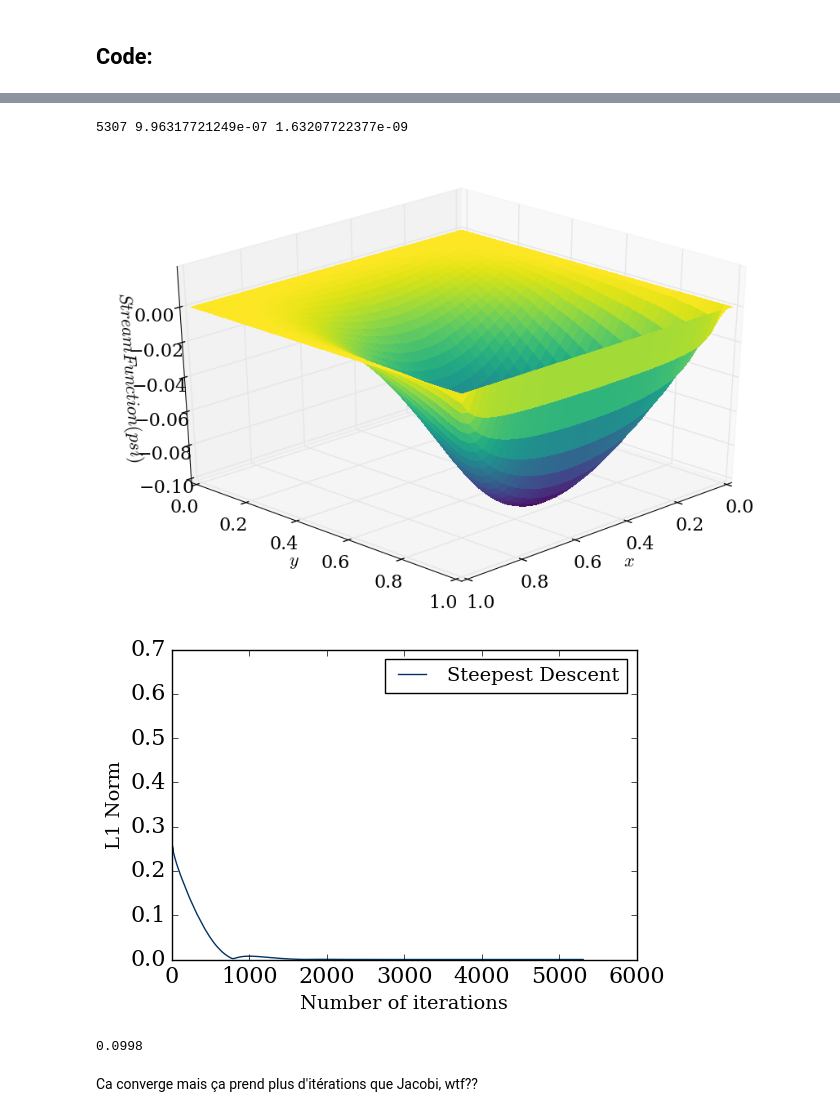
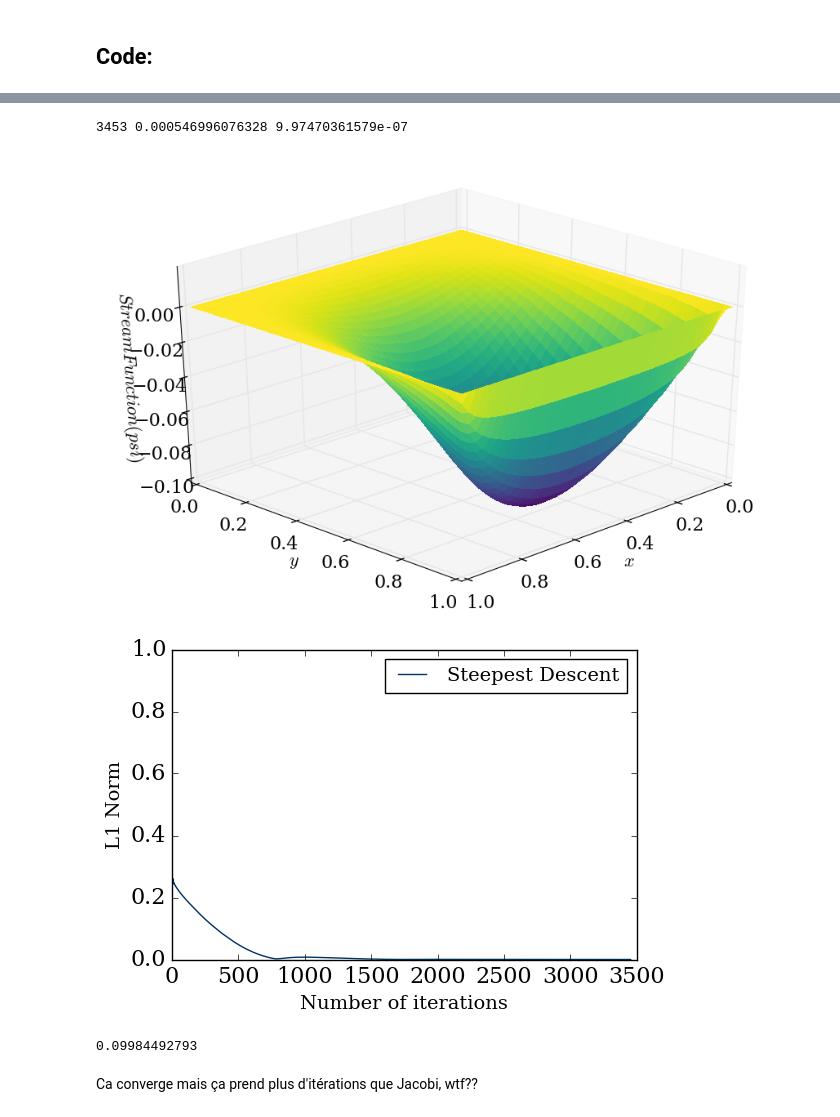
Before and after one commit to be-rays/Module5-StokesFlow, a Jupyter notebook: StokesFlow (1).ipynb, the cells around one changed output, grey strips where cells are left out. Saved outputs shown, nothing was run; the diff lists cells and outputs as text; code cells hidden in the pictures.

```diff
--- a/StokesFlow (1).ipynb
+++ b/StokesFlow (1).ipynb
@@ -628,7 +628,7 @@ def steep_des(w,psi):
     iterations=0
     normpsi_list=numpy.zeros(5400)
 
-    while (l1norm_w>l1_target or l1norm_psi>l1_target) :
+    while (l1norm_psi>l1_target) :
         l1norm_w = 0
         l1norm_psi= 0
 
@@ -665,9 +665,9 @@ def steep_des(w,psi):
         psi = psin + alphapsi*residual_psi
 
         ##B.C on the edge of the square
-        w[:,-1]=(-1/(dy)**2)*(4*psi[:,-2]-psi[:,-3]/2)
         w[-1,:]=(-1/(dx)**2)*(4*psi[-2,:]-psi[-3,:]/2)-3.0/dy
         w[0,:]=(-1/(dx)**2)*(4*psi[1,:]-psi[2,:]/2)
+        w[:,-1]=(-1/(dy)**2)*(4*psi[:,-2]-psi[:,-3]/2)
         w[:,0]=(-1/(dy)**2)*(4*psi[:,1]-psi[:,2]/2)
 
         l1norm_w=L1norm(w,wn)
@@ -697,20 +694,21 @@ plot_3D(x5,y5,psi5)
 psi5,w5,iterlist_Steep,normpsilist_Steep,iterations5= steep_des(w5.copy(),psi5.copy())
 plot_3D(x5,y5,psi5)
 # %% [output]
-5307 9.96317721249e-07 1.63207722377e-09
+3453 0.000546996076328 9.97470361579e-07
 [figure]
 # %%
 pyplot.plot(iterlist_Steep,normpsilist_Steep[:iterations5-1], color='#003366',label='Steepest Descent')
 pyplot.xlabel('Number of iterations', fontsize=14)
 pyplot.ylabel('L1 Norm', fontsize=14)
+pyplot.ylim(0,1)
 pyplot.legend(loc='upper right',fontsize=14)
 pyplot.close;
 # %% [output]
-[figure, old version]
+[figure, new version]
 # %%
-round(numpy.max(numpy.abs(psi5[1:-1,1:-1])),4)
+print(numpy.max(numpy.abs(psi5[1:-1,1:-1])))
 # %% [output]
-0.0998
+0.09984492793
 # %% [markdown]
 Ca converge mais ça prend plus d'itérations que Jacobi, wtf??
 # %% [markdown]
```
Also changed, not shown: parts of 7 cells of this notebook.
